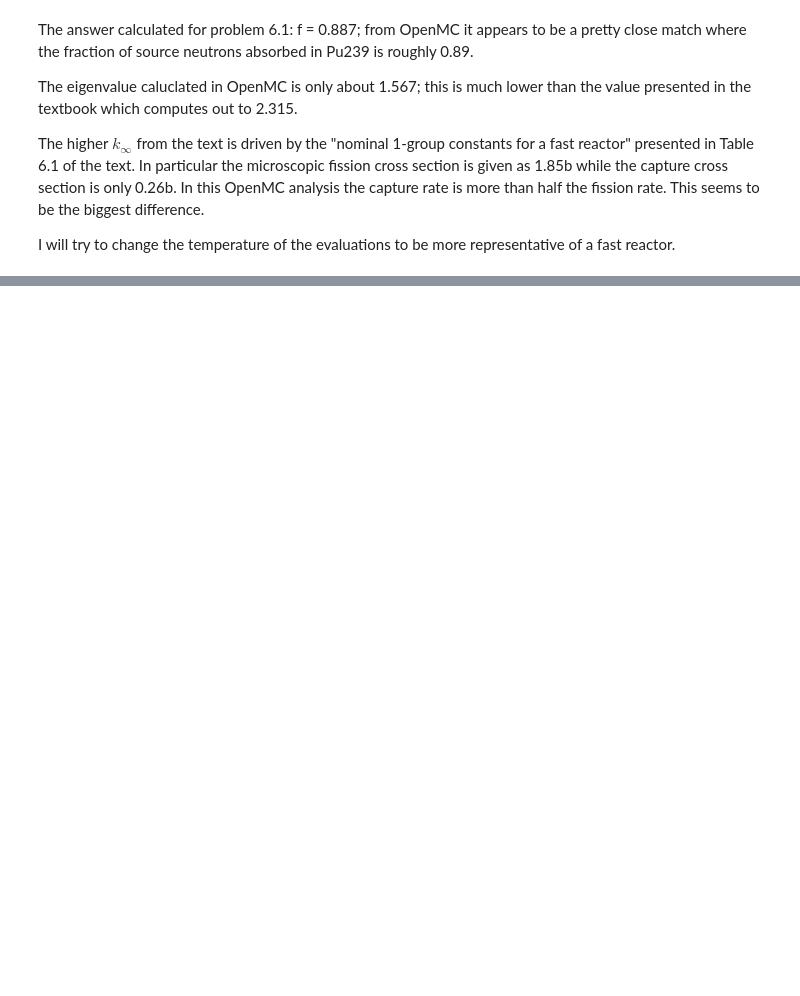
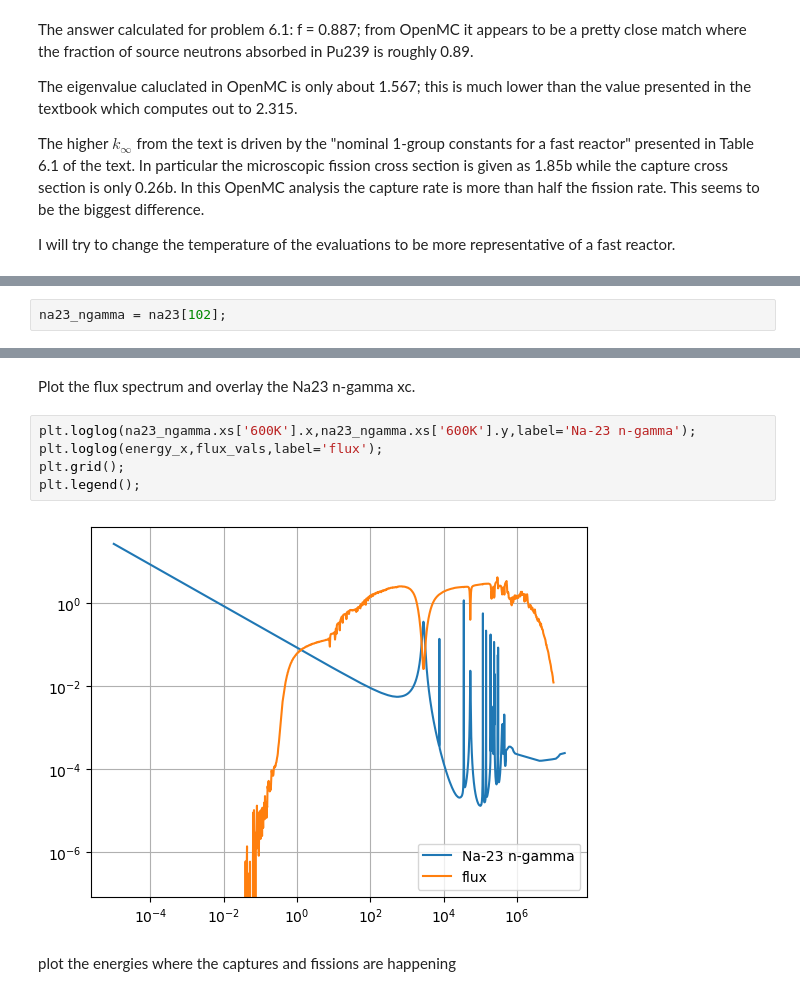
Before and after one commit to stu314159/er362_omc, a Jupyter notebook: hw/ch6/prob_1/prob_1.ipynb, the cells around one changed output, grey strips where cells are left out. Cells and saved outputs as stored; diff of their text form; blank space fills up the shorter version.

```diff
--- a/hw/ch6/prob_1/prob_1.ipynb
+++ b/hw/ch6/prob_1/prob_1.ipynb
@@ -127,0 +202,2 @@ I will try to change the temperature of the evaluations to be more representativ
+# %%
+na23_ngamma = na23[102];
@@ -127,0 +225,11 @@ I will try to change the temperature of the evaluations to be more representativ
+# %% [markdown]
+Plot the flux spectrum and overlay the Na23 n-gamma xc.
+# %%
+plt.loglog(na23_ngamma.xs['600K'].x,na23_ngamma.xs['600K'].y,label='Na-23 n-gamma');
+plt.loglog(energy_x,flux_vals,label='flux');
+plt.grid();
+plt.legend();
+# %% [output]
+[figure, added]
+# %% [markdown]
+plot the energies where the captures and fissions are happening
```
Also changed, not shown: parts of 21 cells of this notebook, 12 other files.
